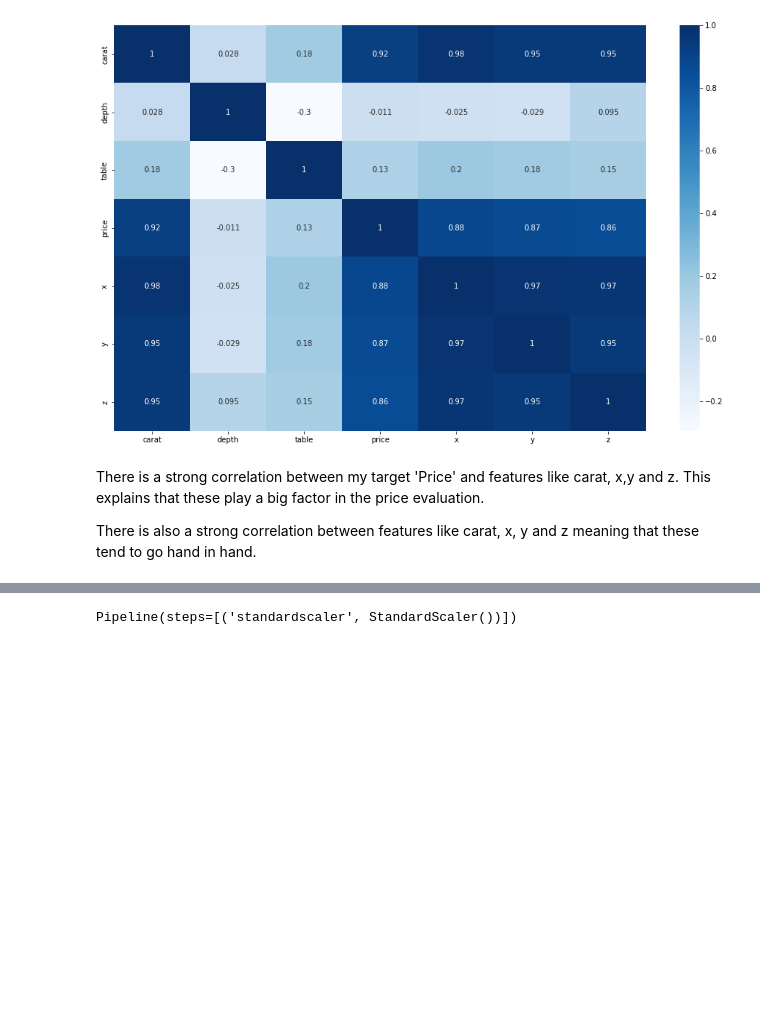
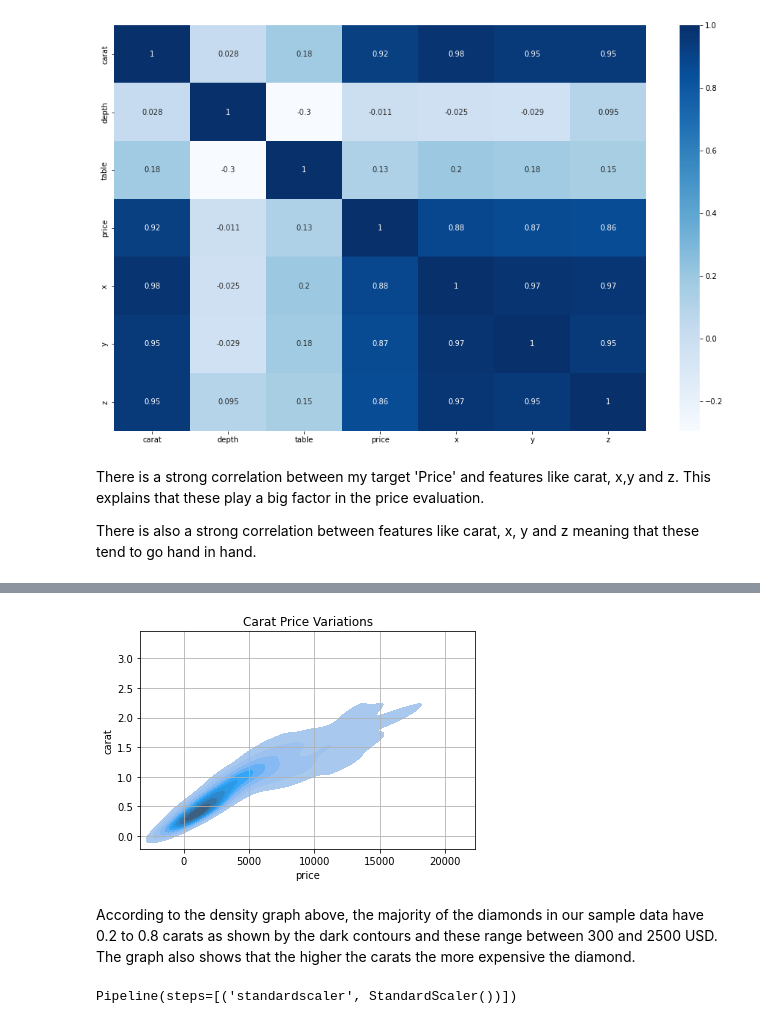
Before and after one commit to kahumawalter/Price-Prediction, a Jupyter notebook: Project_2_part4.ipynb, the cells around one changed output, grey strips where cells are left out. Cells and saved outputs as stored; diff of their text form; code cells hidden in the pictures; blank space fills up the shorter version.

```diff
--- a/Project_2_part4.ipynb
+++ b/Project_2_part4.ipynb
@@ -101,3 +115,13 @@ There is also a strong correlation between features like carat, x, y and z meani
+# %%
+sns.kdeplot(x=df_sample["price"], y=df_sample["carat"],shade=True)
+plt.title('Carat Price Variations')
+plt.grid()
+
+plt.show()
+# %% [output]
+[figure, added]
+# %% [markdown]
+According to the density graph above, the majority of the diamonds in our sample data have 0.2 to 0.8 carats as shown by the dark contours and these range between 300 and 2500 USD. The graph also shows that the higher the carats the more expensive the diamond.
 # %%
 # Assigning the y (target) and X (features)
 y = diamond_df['price']
```
Also changed, not shown: parts of 4 cells of this notebook.
